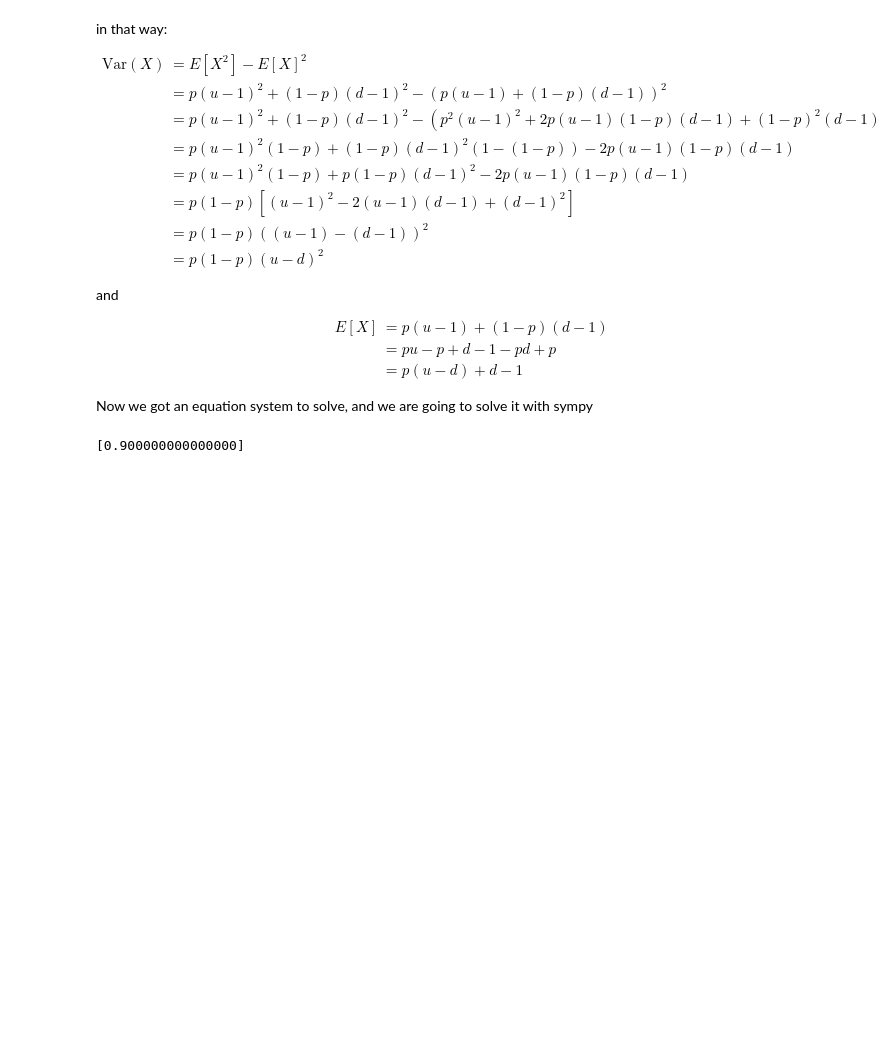
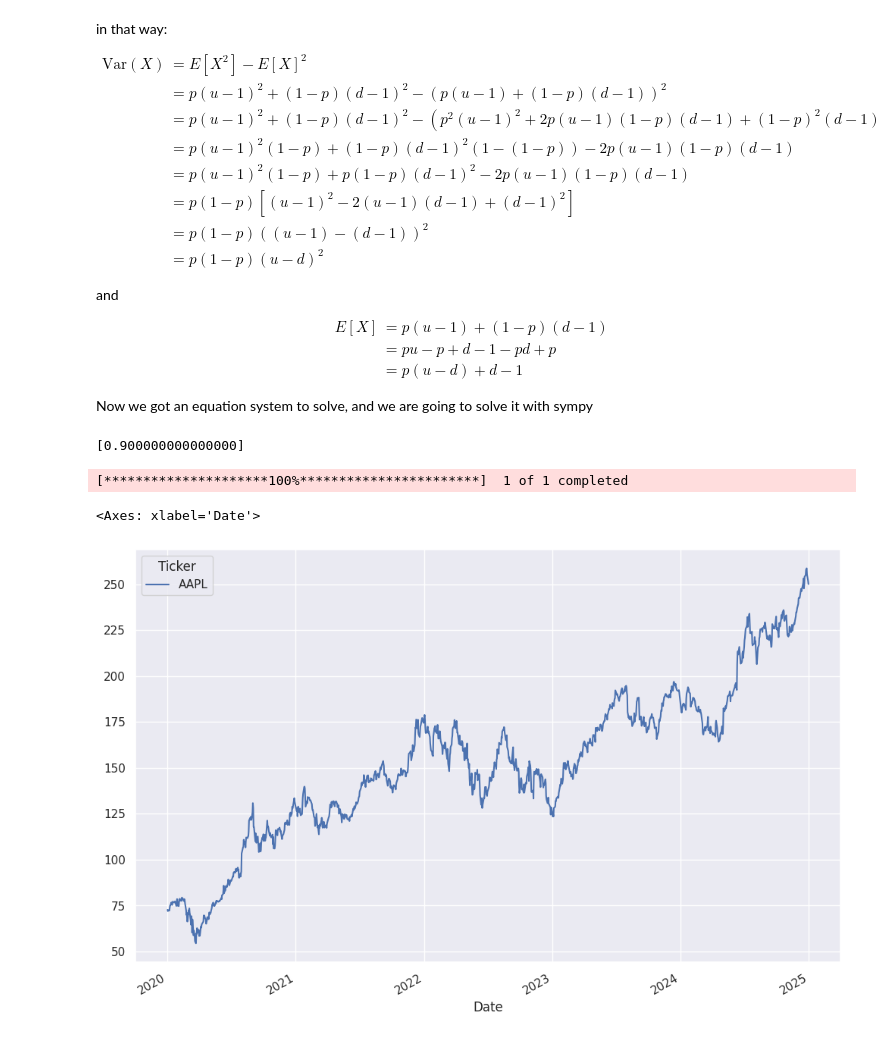
Before and after one commit to DaveQuant/Mathematical-Models-For-Pricing-Options, a Jupyter notebook: Mathematical Models.ipynb, the cells around one changed output. Drawn from its saved outputs; the diff is of its cells as text; code cells hidden in the pictures; blank space fills up the shorter version.

```diff
--- a/Mathematical Models.ipynb
+++ b/Mathematical Models.ipynb
@@ -61,3 +61,23 @@ solution = sp.solve(variance_expr - variance, d)
 solution
 # %% [output]
 [0.900000000000000]
+# %%
+import pandas as pd
+import yfinance as yf
+import matplotlib.pyplot as plt
+import seaborn as sns
+
+sns.set_theme()
+# %%
+aapl_df = yf.download( 'AAPL',
+                      start = '2020-01-01',
+                      end = '2025-01-01'
+
+)
+# %% [output]
+[*********************100%***********************]  1 of 1 completed
+# %%
+aapl_df['Close'].plot(kind = 'line', figsize = (12,8))
+# %% [output]
+<Axes: xlabel='Date'>
+[figure, added]
```
